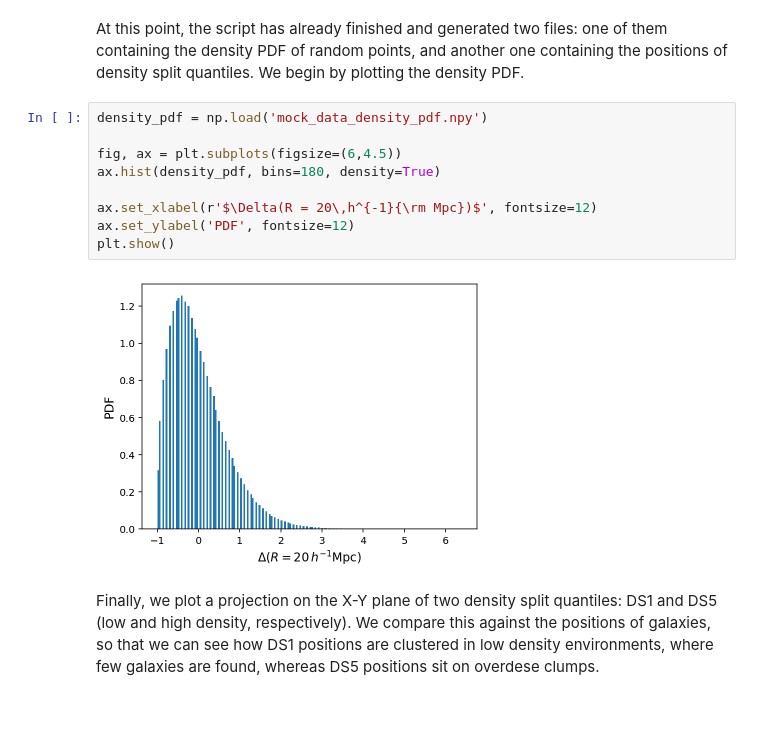
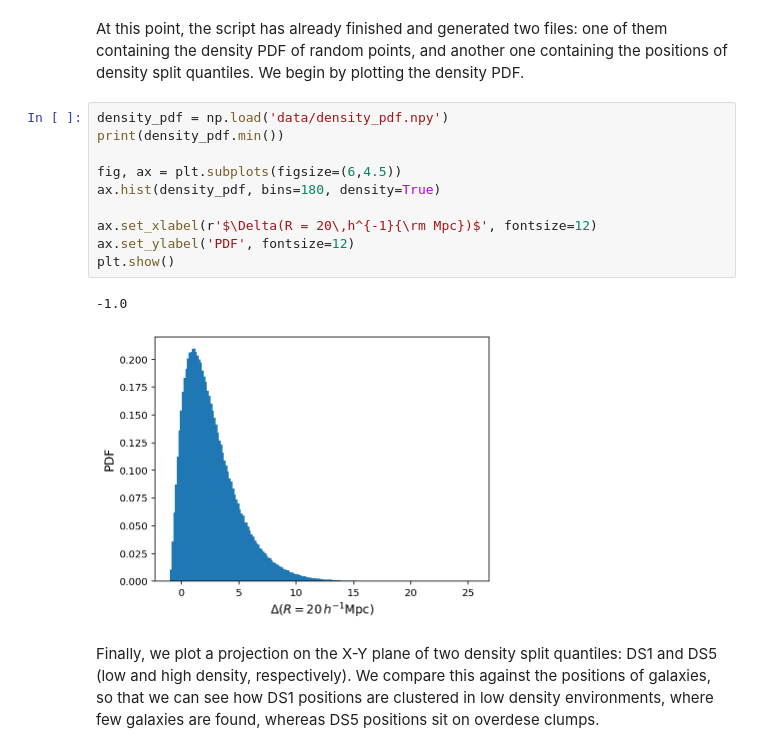
Before and after one commit to epaillas/densitysplit, a Jupyter notebook: examples/pipeline.ipynb, the cells around one changed output. Drawn from its saved outputs; the diff is of its cells as text; blank space fills up the shorter version.

```diff
--- a/examples/pipeline.ipynb
+++ b/examples/pipeline.ipynb
@@ -24,16 +21,18 @@ densitysplit -p params.yaml  21.72s user 2.83s system 99% cpu 24.650 total
 # %% [markdown]
 At this point, the script has already finished and generated two files: one of them containing the density PDF of random points, and another one containing the positions of density split quantiles. We begin by plotting the density PDF.
 # %%
-density_pdf = np.load('mock_data_density_pdf.npy')
+density_pdf = np.load('data/density_pdf.npy')
+print(density_pdf.min())
 
 fig, ax = plt.subplots(figsize=(6,4.5))
 ax.hist(density_pdf, bins=180, density=True)
 
 ax.set_xlabel(r'$\Delta(R = 20\,h^{-1}{\rm Mpc})$', fontsize=12)
 ax.set_ylabel('PDF', fontsize=12)
 plt.show()
 # %% [output]
+-1.0
-[figure, old version]
+[figure, new version]
 # %% [markdown]
 Finally, we plot a projection on the X-Y plane of two density split quantiles: DS1 and DS5 (low and high density, respectively). We compare this against the positions of galaxies, so that we can see how DS1 positions are clustered in low density environments, where few galaxies are found, whereas DS5 positions sit on overdese clumps.
 # %%
```
Also changed, not shown: parts of 2 cells of this notebook, 6 other files.
